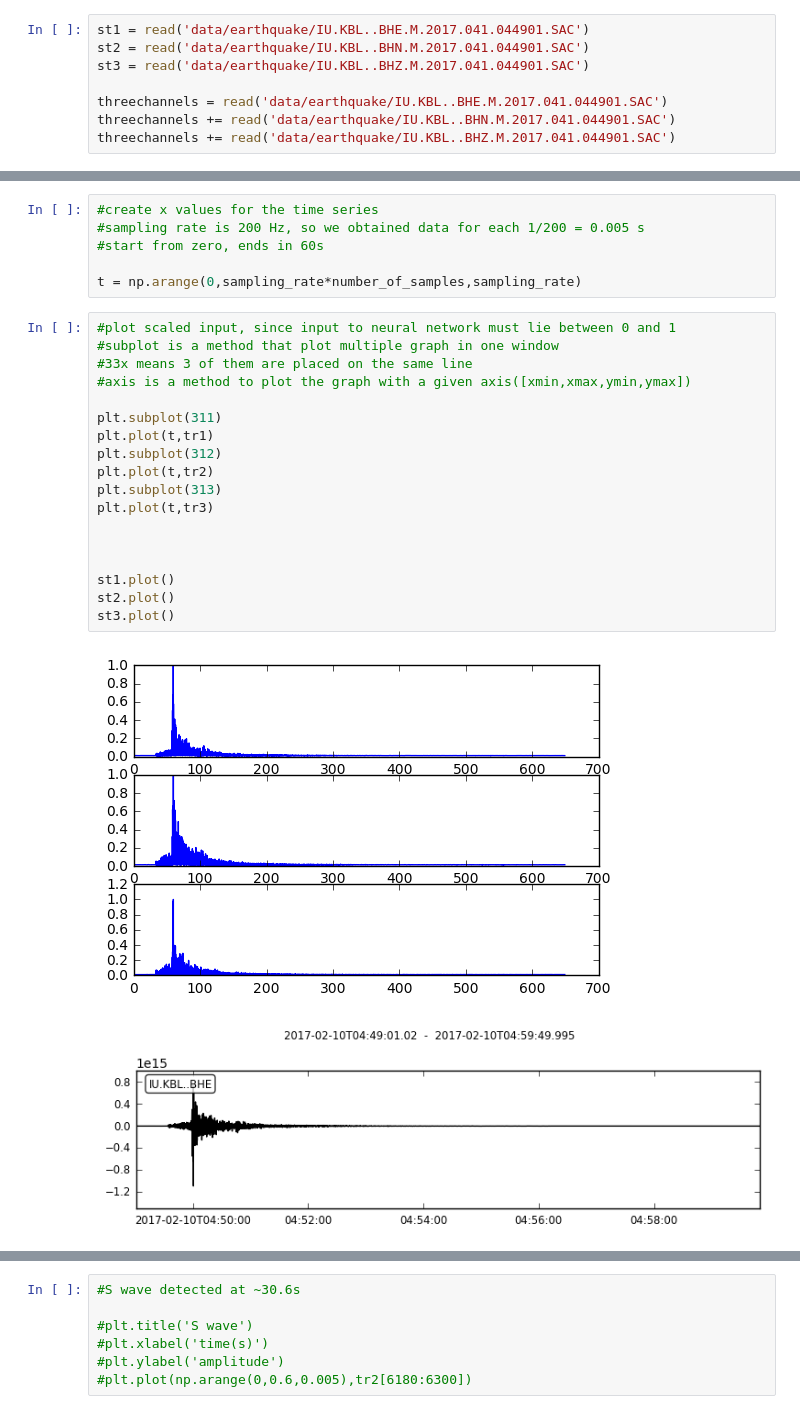
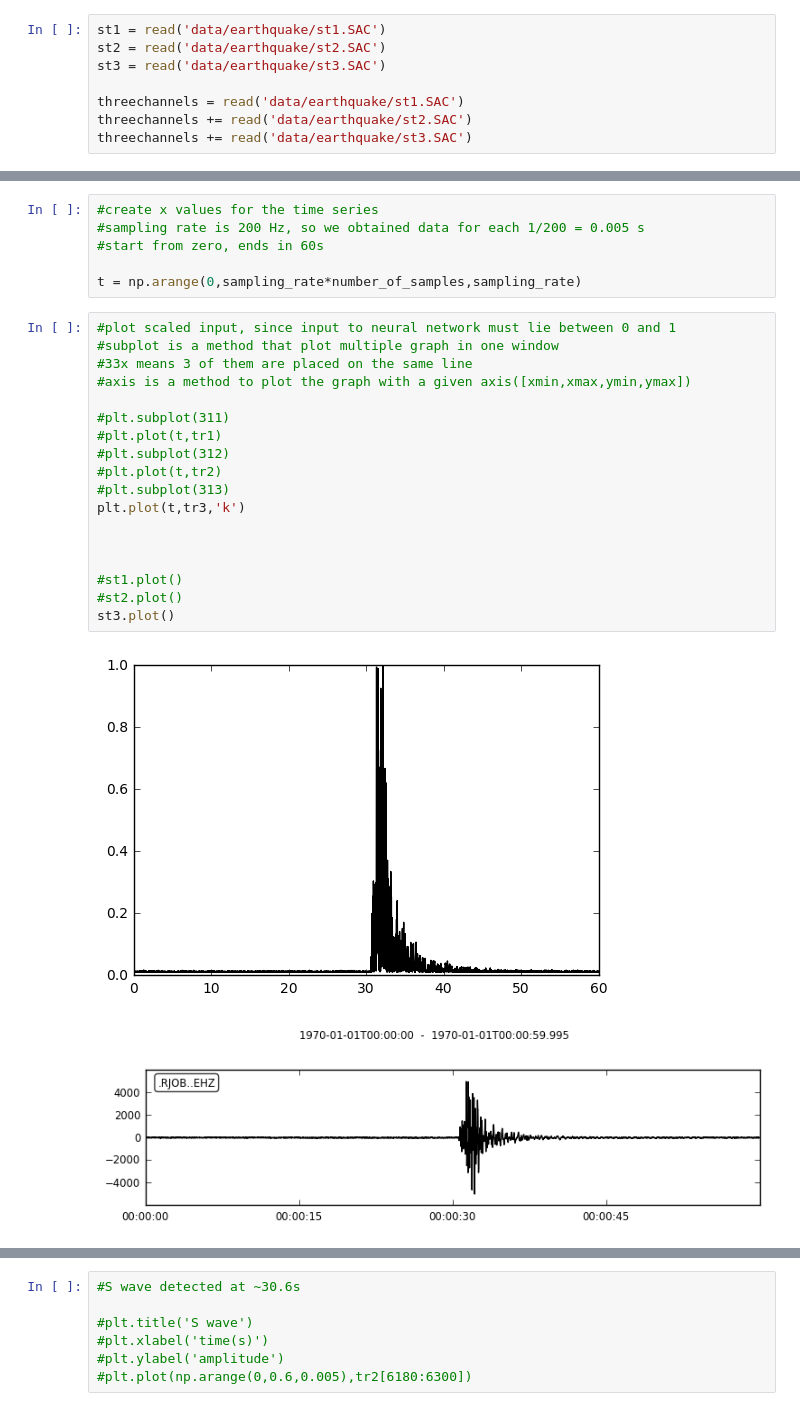
Before and after one commit to internnos/final-project, a Jupyter notebook: Wave Training.ipynb, the cells around one changed output, grey strips where cells are left out. Drawn from its saved outputs; the diff is of its cells as text.

```diff
--- a/Wave Training.ipynb
+++ b/Wave Training.ipynb
@@ -6,13 +6,13 @@ import matplotlib.pyplot as plt
 
 %matplotlib inline
 # %%
-st1 = read('data/earthquake/IU.KBL..BHE.M.2017.041.044901.SAC')
-st2 = read('data/earthquake/IU.KBL..BHN.M.2017.041.044901.SAC')
-st3 = read('data/earthquake/IU.KBL..BHZ.M.2017.041.044901.SAC')
+st1 = read('data/earthquake/st1.SAC')
+st2 = read('data/earthquake/st2.SAC')
+st3 = read('data/earthquake/st3.SAC')
 
-threechannels = read('data/earthquake/IU.KBL..BHE.M.2017.041.044901.SAC')
-threechannels += read('data/earthquake/IU.KBL..BHN.M.2017.041.044901.SAC')
-threechannels += read('data/earthquake/IU.KBL..BHZ.M.2017.041.044901.SAC')
+threechannels = read('data/earthquake/st1.SAC')
+threechannels += read('data/earthquake/st2.SAC')
+threechannels += read('data/earthquake/st3.SAC')
 # %%
 threechannels.plot()
 # %% [output]
@@ -71,21 +71,21 @@ t = np.arange(0,sampling_rate*number_of_samples,sampling_rate)
 # %%
 #plot scaled input, since input to neural network must lie between 0 and 1
 #subplot is a method that plot multiple graph in one window
 #33x means 3 of them are placed on the same line
 #axis is a method to plot the graph with a given axis([xmin,xmax,ymin,ymax])
 
-plt.subplot(311)
-plt.plot(t,tr1)
-plt.subplot(312)
-plt.plot(t,tr2)
-plt.subplot(313)
-plt.plot(t,tr3)
+#plt.subplot(311)
+#plt.plot(t,tr1)
+#plt.subplot(312)
+#plt.plot(t,tr2)
+#plt.subplot(313)
+plt.plot(t,tr3,'k')
 
 
 
-st1.plot()
-st2.plot()
+#st1.plot()
+#st2.plot()
 st3.plot()
 # %% [output]
-[figure, old version]
+[figure, new version]
-[figure, old version]
+[figure, new version]
```
Also changed, not shown: parts of 15 cells of this notebook, 9 other files.
